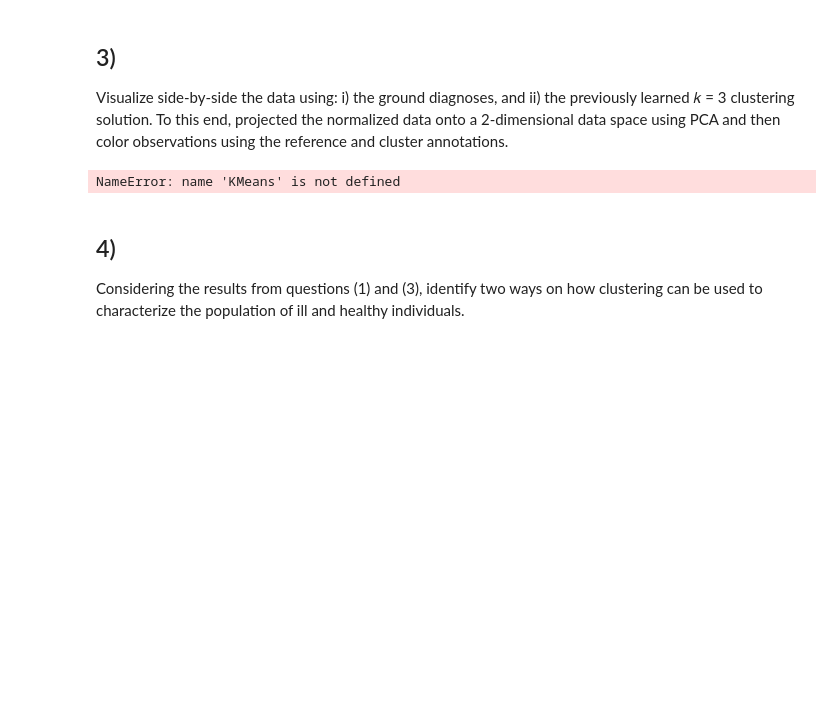
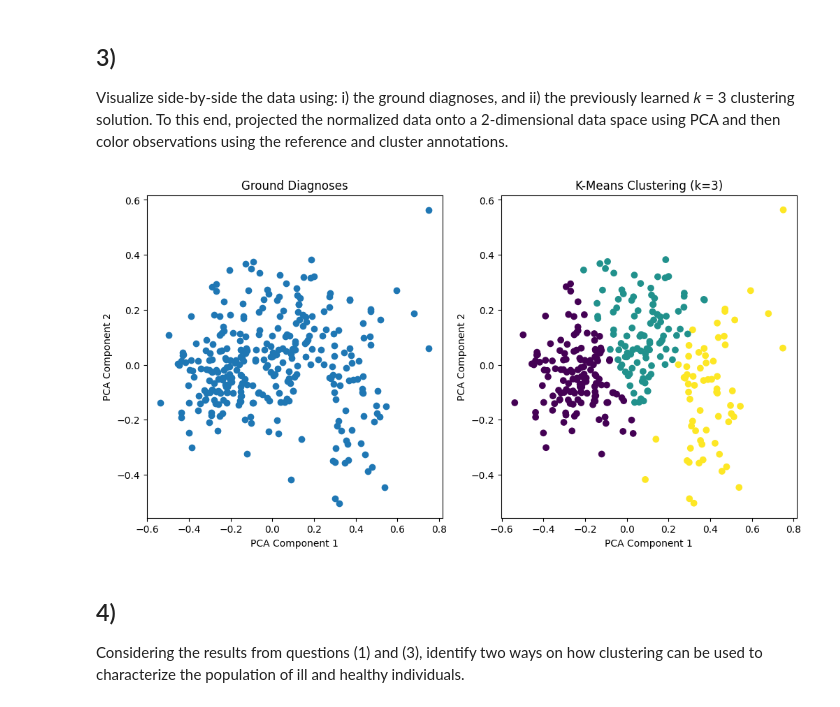
Before and after one commit to ana-mc-almeida/leic, a Jupyter notebook: machine_learning/homeworks/homework_4/Untitled.ipynb, the cells around one changed output. Drawn from its saved outputs; the diff is of its cells as text; code cells hidden in the pictures; blank space fills up the shorter version.

```diff
--- a/machine_learning/homeworks/homework_4/Untitled.ipynb
+++ b/machine_learning/homeworks/homework_4/Untitled.ipynb
@@ -201,34 +287,35 @@ Visualize side-by-side the data using: i) the ground diagnoses, and ii) the prev
 # %%
 import matplotlib.pyplot as plt
 from sklearn.decomposition import PCA
 
 # Perform PCA
 pca = PCA(n_components=2)
 X_pca = pca.fit_transform(normalized_data)
+#X_pca_labels = pca.fit_predict(normalized_data)
 
 # Perform k-means clustering
 kmeans = KMeans(n_clusters=3, random_state=0)
 kmeans_labels = kmeans.fit_predict(normalized_data)
 
 # Create a scatter plot for the ground diagnoses
 plt.figure(figsize=(12, 6))
 plt.subplot(1, 2, 1)
-plt.scatter(X_pca[:, 0], X_pca[:, 1], c=y, cmap='viridis')
+plt.scatter(X_pca[:, 0], X_pca[:, 1], cmap='viridis')
 plt.title("Ground Diagnoses")
 plt.xlabel("PCA Component 1")
 plt.ylabel("PCA Component 2")
 
 # Assuming you have the clustering results in the variable 'kmeans_labels'
 # Create a scatter plot for the clustering solution
 plt.subplot(1, 2, 2)
 plt.scatter(X_pca[:, 0], X_pca[:, 1], c=kmeans_labels, cmap='viridis')
 plt.title("K-Means Clustering (k=3)")
 plt.xlabel("PCA Component 1")
 plt.ylabel("PCA Component 2")
 
 plt.show()
 # %% [output]
-NameError: name 'KMeans' is not defined
+[figure, added]
 # %% [markdown]
 ## 4)
 Considering the results from questions (1) and (3), identify two ways on how clustering can
```
Also changed, not shown: parts of 4 cells of this notebook.
